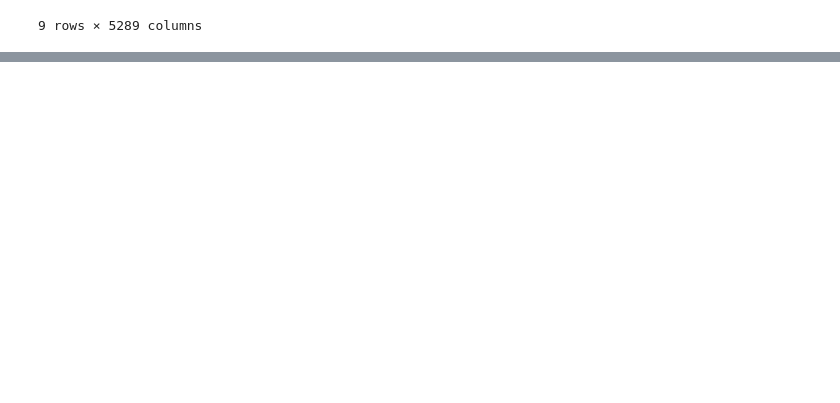
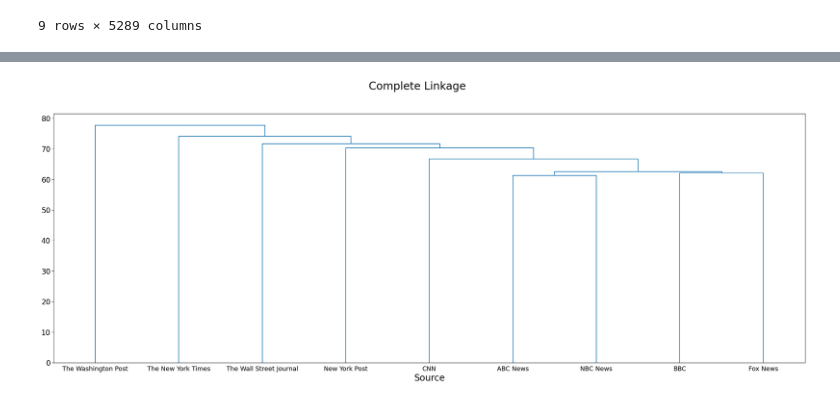
Before and after one commit to kamilapalys/capstone, a Jupyter notebook: src/news.ipynb, the cells around one changed output, grey strips where cells are left out. Drawn from its saved outputs; the diff is of its cells as text; code cells hidden in the pictures; blank space fills up the shorter version.

```diff
--- a/src/news.ipynb
+++ b/src/news.ipynb
@@ -420,0 +422,14 @@ plt.show()
+# %%
+from scipy.cluster.hierarchy import dendrogram, linkage
+import matplotlib.pyplot as plt
+
+Z = linkage(tfidf_source_df, 'complete')
+fig = plt.figure(figsize=(30, 10))
+fig.suptitle("Complete Linkage", fontsize=24)
+plt.xlabel('Source', fontsize=20)
+plt.yticks(fontsize = 16)
+dn = dendrogram(Z, labels=tfidf_source_df.index)
+plt.xticks(fontsize = 14)
+plt.show()
+# %% [output]
+[figure, added]
```
Also changed, not shown: parts of 6 cells of this notebook, 1 other file.
